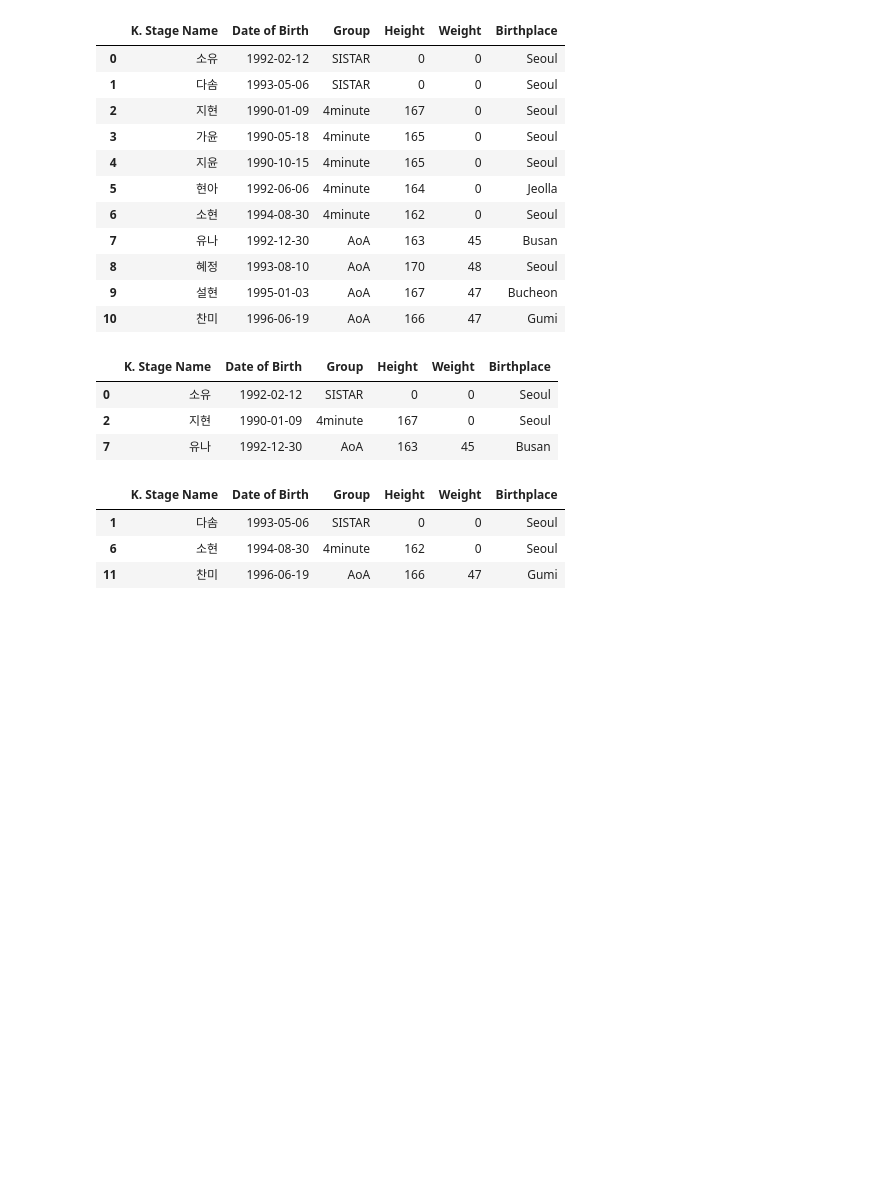
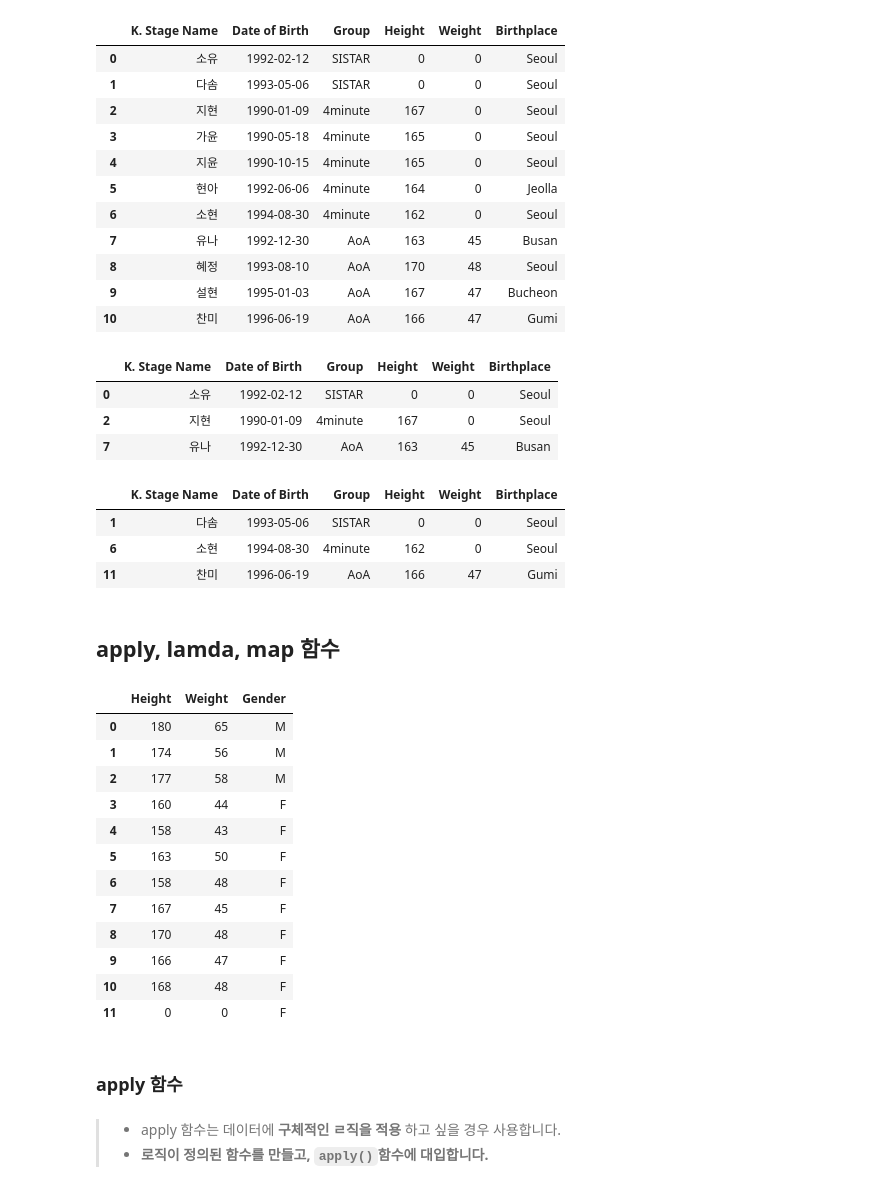
Before and after one commit to sleeptiger/Abc-project, a Jupyter notebook: pandas정리L.ipynb, the cells around one changed output. Drawn from its saved outputs; the diff is of its cells as text; code cells hidden in the pictures; blank space fills up the shorter version.

```diff
--- a/pandas정리L.ipynb
+++ b/pandas정리L.ipynb
@@ -1410,3 +1463,31 @@ df.drop_duplicates(subset=['Group'], keep='last')
 | 1 | 다솜 | 1993-05-06 | SISTAR | 0 | 0 | Seoul |
 | 6 | 소현 | 1994-08-30 | 4minute | 162 | 0 | Seoul |
 | 11 | 찬미 | 1996-06-19 | AoA | 166 | 47 | Gumi |
+# %% [markdown]
+## **apply, lamda, map 함수**
+# %%
+df = pd.read_csv('https://bit.ly/3gRXTfD')
+# %%
+df = df.loc[df['Gender']=='M'][:3].append(df.head(9)).reset_index(drop=True)
+# %%
+df = df[['Height', 'Weight', 'Gender']]
+df
+# %% [output]
+|  | Height | Weight | Gender |
+| 0 | 180 | 65 | M |
+| 1 | 174 | 56 | M |
+| 2 | 177 | 58 | M |
+| 3 | 160 | 44 | F |
+| 4 | 158 | 43 | F |
+| 5 | 163 | 50 | F |
+| 6 | 158 | 48 | F |
+| 7 | 167 | 45 | F |
+| 8 | 170 | 48 | F |
+| 9 | 166 | 47 | F |
+| 10 | 168 | 48 | F |
+| 11 | 0 | 0 | F |
+# %% [markdown]
+### apply 함수
+# %% [markdown]
+> - apply 함수는 데이터에 **구체적인 ㄹ직을 적용** 하고 싶을 경우 사용합니다.
+> - **로직이 정의된 함수를 만들고, `apply()`함수에 대입합니다.**
```
Also changed, not shown: parts of 16 cells of this notebook.
